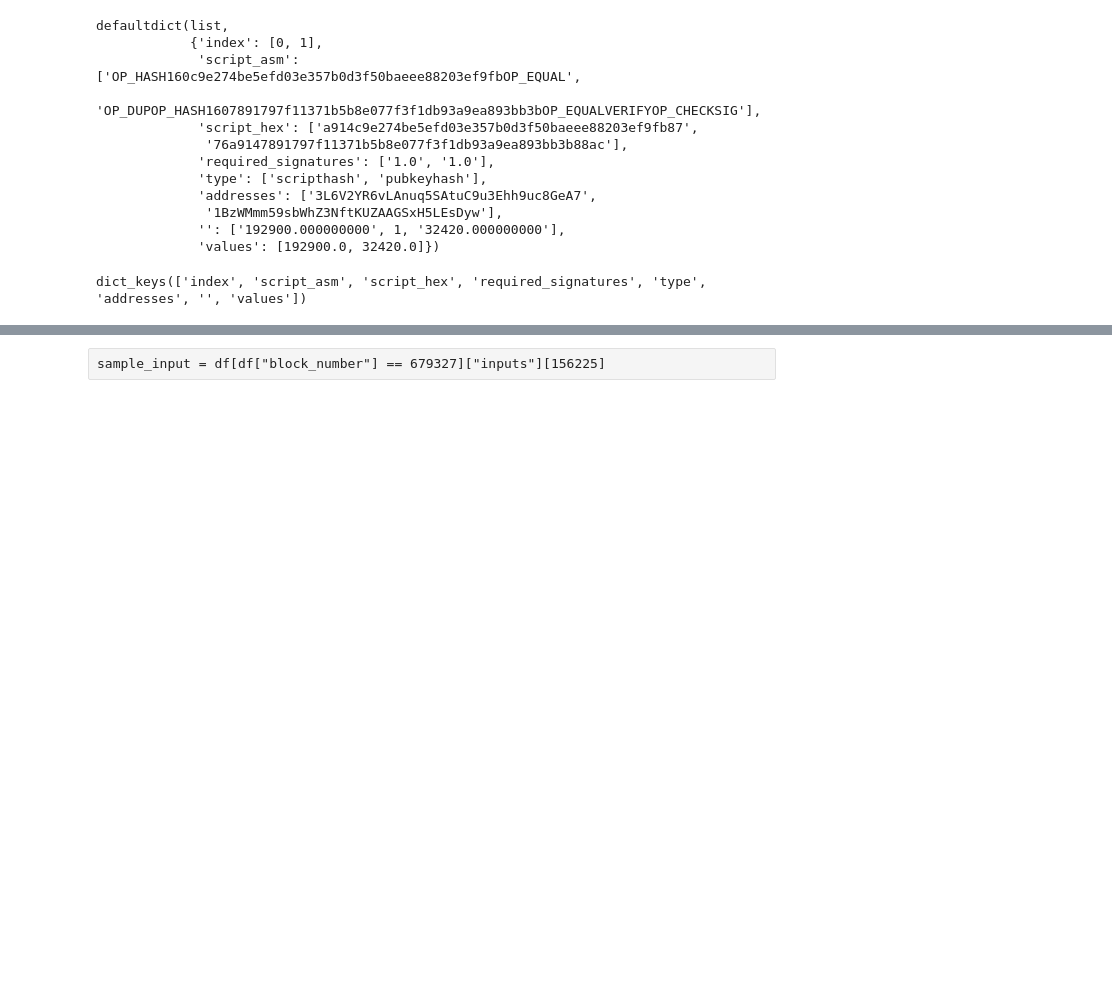
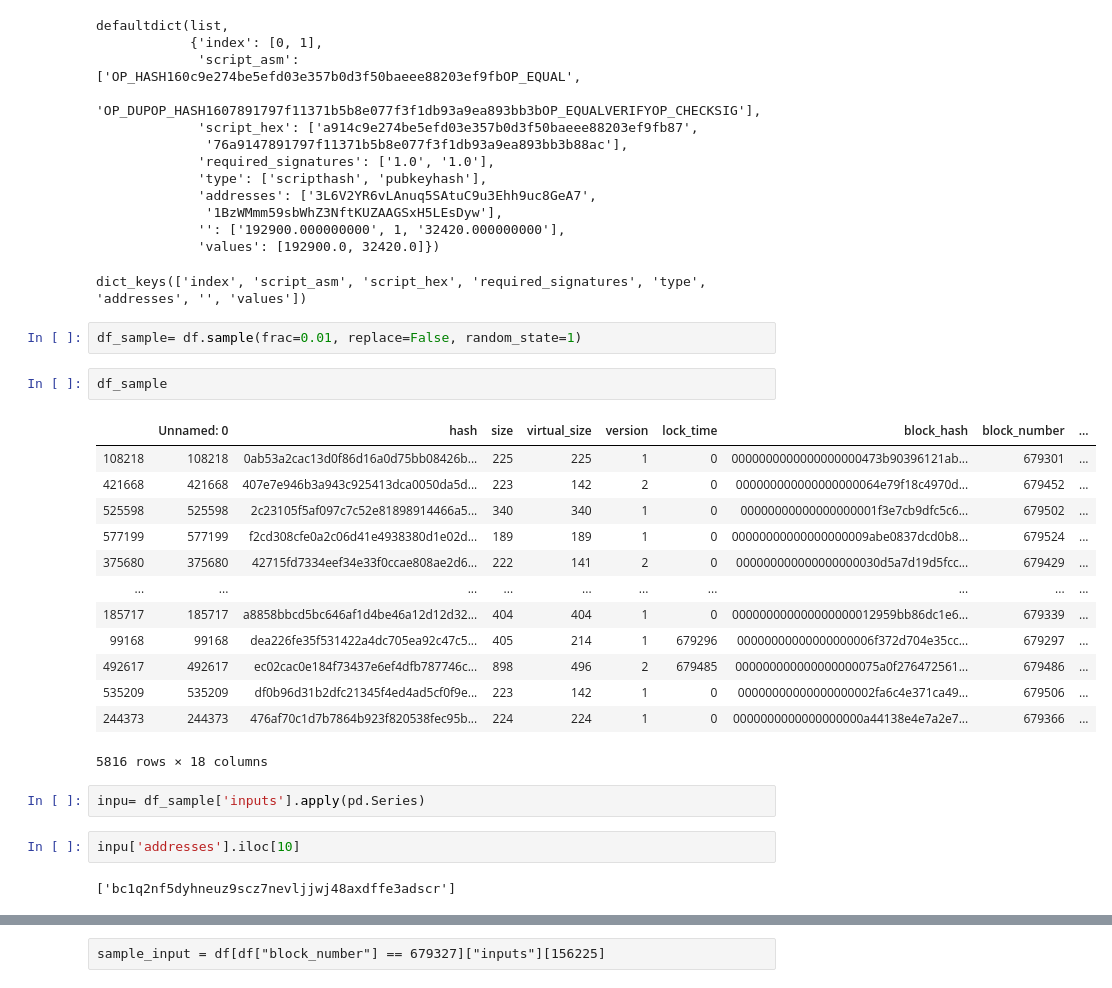
Before and after one commit to CommanderPoe/bitcoin_forensics, a Jupyter notebook: notebooks/03_Data Cleaning & EDA.ipynb, the cells around one changed output, grey strips where cells are left out. Drawn from its saved outputs; the diff is of its cells as text; blank space fills up the shorter version.

```diff
--- a/notebooks/03_Data Cleaning & EDA.ipynb
+++ b/notebooks/03_Data Cleaning & EDA.ipynb
@@ -525,3 +525,27 @@ defaultdict(list,
              '': ['192900.000000000', 1, '32420.000000000'],
              'values': [192900.0, 32420.0]})
 dict_keys(['index', 'script_asm', 'script_hex', 'required_signatures', 'type', 'addresses', '', 'values'])
+# %%
+df_sample= df.sample(frac=0.01, replace=False, random_state=1)
+# %%
+df_sample
+# %% [output]
+|  | Unnamed: 0 | hash | size | virtual_size | version | lock_time | block_hash | block_number | ... |
+| 108218 | 108218 | 0ab53a2cac13d0f86d16a0d75bb08426b... | 225 | 225 | 1 | 0 | 0000000000000000000473b90396121ab... | 679301 | ... |
+| 421668 | 421668 | 407e7e946b3a943c925413dca0050da5d... | 223 | 142 | 2 | 0 | 000000000000000000064e79f18c4970d... | 679452 | ... |
+| 525598 | 525598 | 2c23105f5af097c7c52e81898914466a5... | 340 | 340 | 1 | 0 | 00000000000000000001f3e7cb9dfc5c6... | 679502 | ... |
+| 577199 | 577199 | f2cd308cfe0a2c06d41e4938380d1e02d... | 189 | 189 | 1 | 0 | 00000000000000000009abe0837dcd0b8... | 679524 | ... |
+| 375680 | 375680 | 42715fd7334eef34e33f0ccae808ae2d6... | 222 | 141 | 2 | 0 | 000000000000000000030d5a7d19d5fcc... | 679429 | ... |
+| ... | ... | ... | ... | ... | ... | ... | ... | ... | ... |
+| 185717 | 185717 | a8858bbcd5bc646af1d4be46a12d12d32... | 404 | 404 | 1 | 0 | 000000000000000000012959bb86dc1e6... | 679339 | ... |
+| 99168 | 99168 | dea226fe35f531422a4dc705ea92c47c5... | 405 | 214 | 1 | 679296 | 00000000000000000006f372d704e35cc... | 679297 | ... |
+| 492617 | 492617 | ec02cac0e184f73437e6ef4dfb787746c... | 898 | 496 | 2 | 679485 | 000000000000000000075a0f276472561... | 679486 | ... |
+| 535209 | 535209 | df0b96d31b2dfc21345f4ed4ad5cf0f9e... | 223 | 142 | 1 | 0 | 00000000000000000002fa6c4e371ca49... | 679506 | ... |
+| 244373 | 244373 | 476af70c1d7b7864b923f820538fec95b... | 224 | 224 | 1 | 0 | 0000000000000000000a44138e4e7a2e7... | 679366 | ... |
+5816 rows × 18 columns
+# %%
+inpu= df_sample['inputs'].apply(pd.Series)
+# %%
+inpu['addresses'].iloc[10]
+# %% [output]
+['bc1q2nf5dyhneuz9scz7nevljjwj48axdffe3adscr']
```
Also changed, not shown: parts of 1 cell of this notebook, 1 other file.
